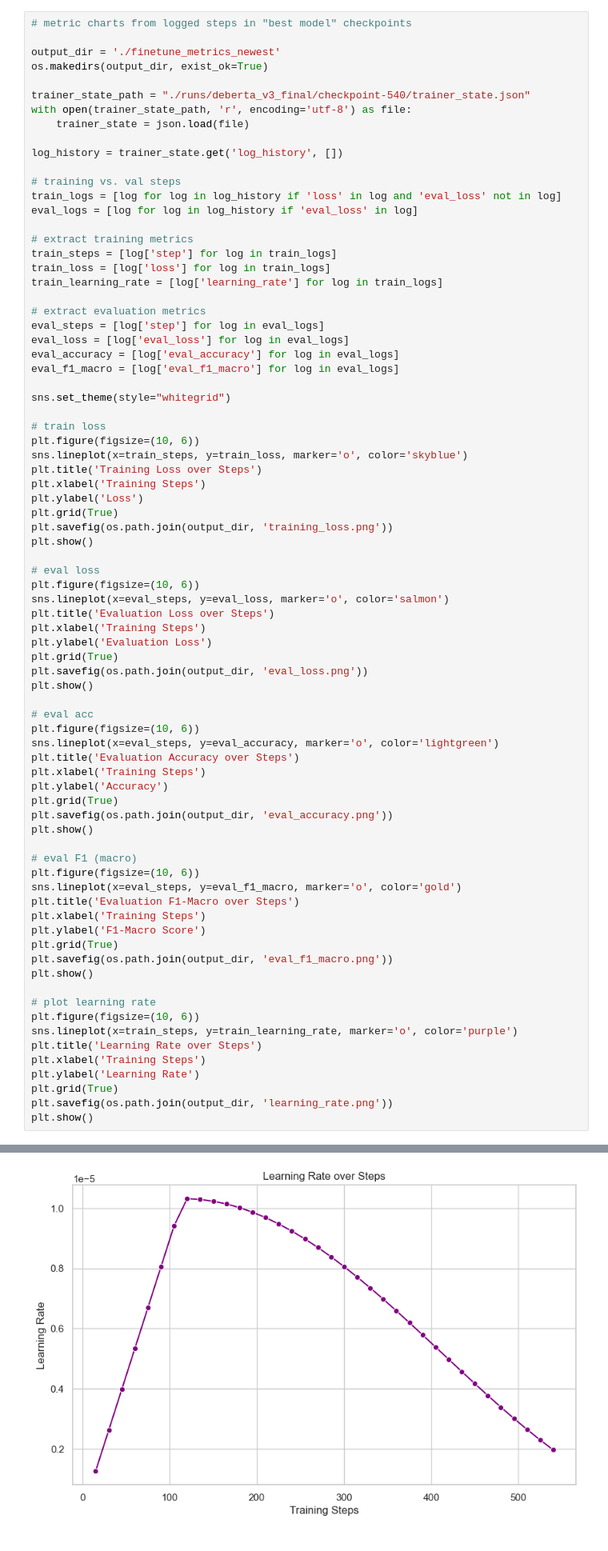
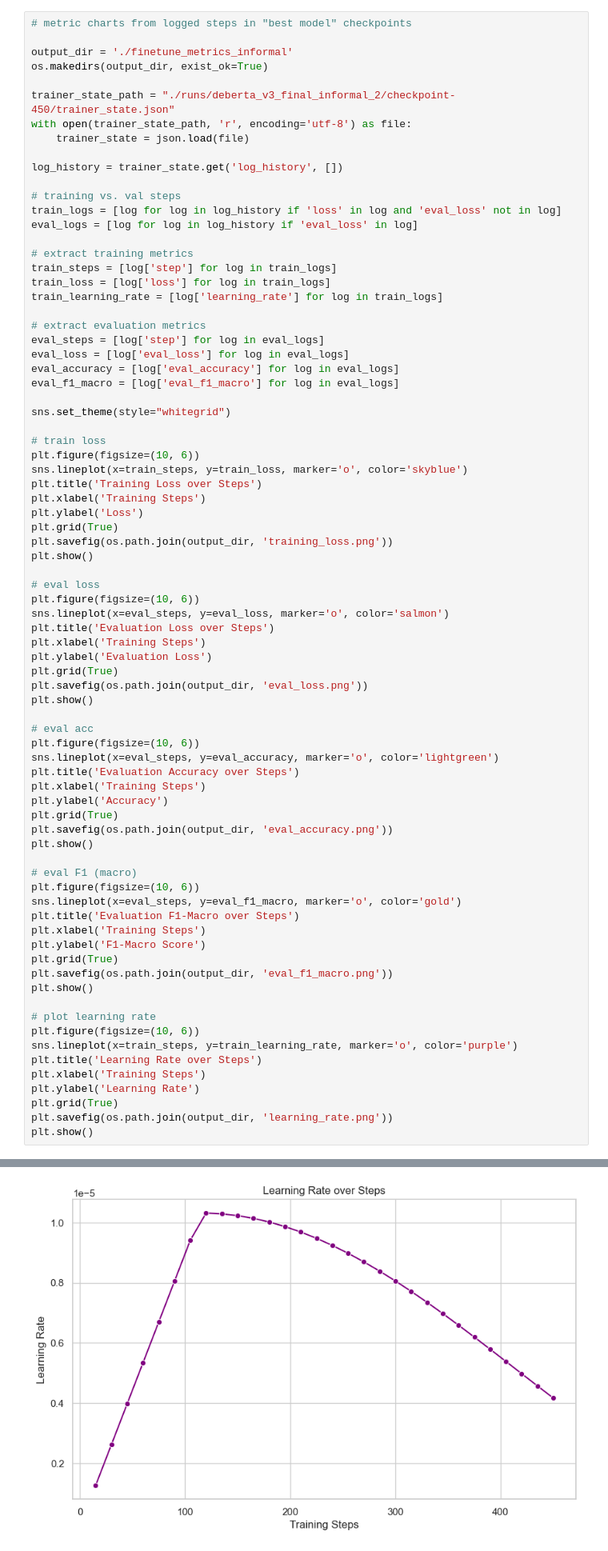
Before and after one commit to 4cekay/B101-Group2-NLP-Project, a Jupyter notebook: DetectorModel.ipynb, the cells around one changed output, grey strips where cells are left out. Shown at 80% size. Saved outputs shown, nothing was run; the diff lists cells and outputs as text.

Commit message:
informal save  point

```diff
--- a/DetectorModel.ipynb
+++ b/DetectorModel.ipynb
@@ -302,10 +302,10 @@ Fine-tuning Results
 # %%
 # metric charts from logged steps in "best model" checkpoints
 
-output_dir = './finetune_metrics_newest'
+output_dir = './finetune_metrics_informal'
 os.makedirs(output_dir, exist_ok=True)
 
-trainer_state_path = "./runs/deberta_v3_final/checkpoint-540/trainer_state.json"
+trainer_state_path = "./runs/deberta_v3_final_informal_2/checkpoint-450/trainer_state.json"
 with open(trainer_state_path, 'r', encoding='utf-8') as file:
     trainer_state = json.load(file)
 
@@ -385,4 +385,4 @@ plt.show()
-[figure, old version]
+[figure, new version]
 # %% [markdown]
 External Evaluation Results
 # %%
```
Also changed, not shown: parts of 13 cells of this notebook.
